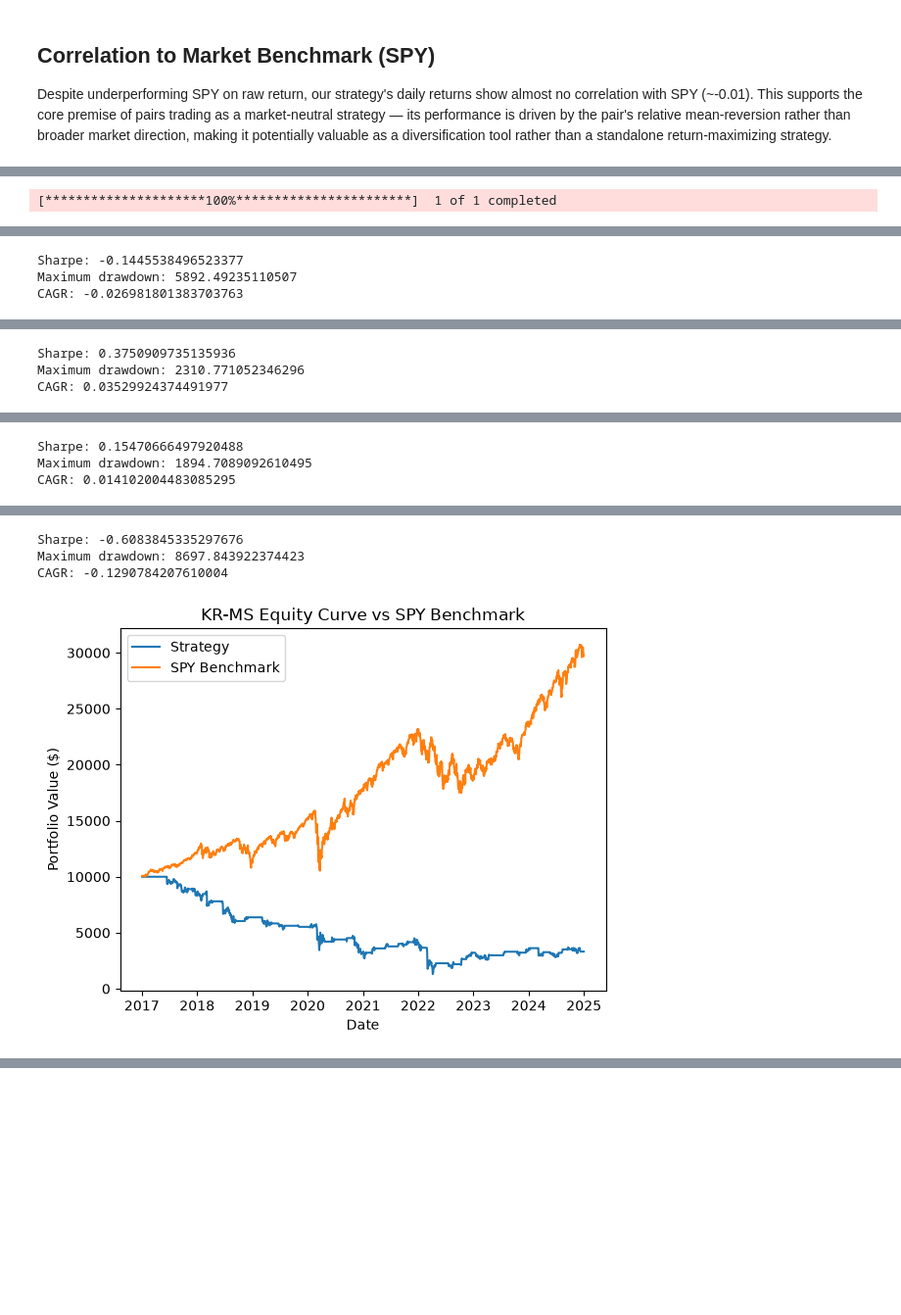
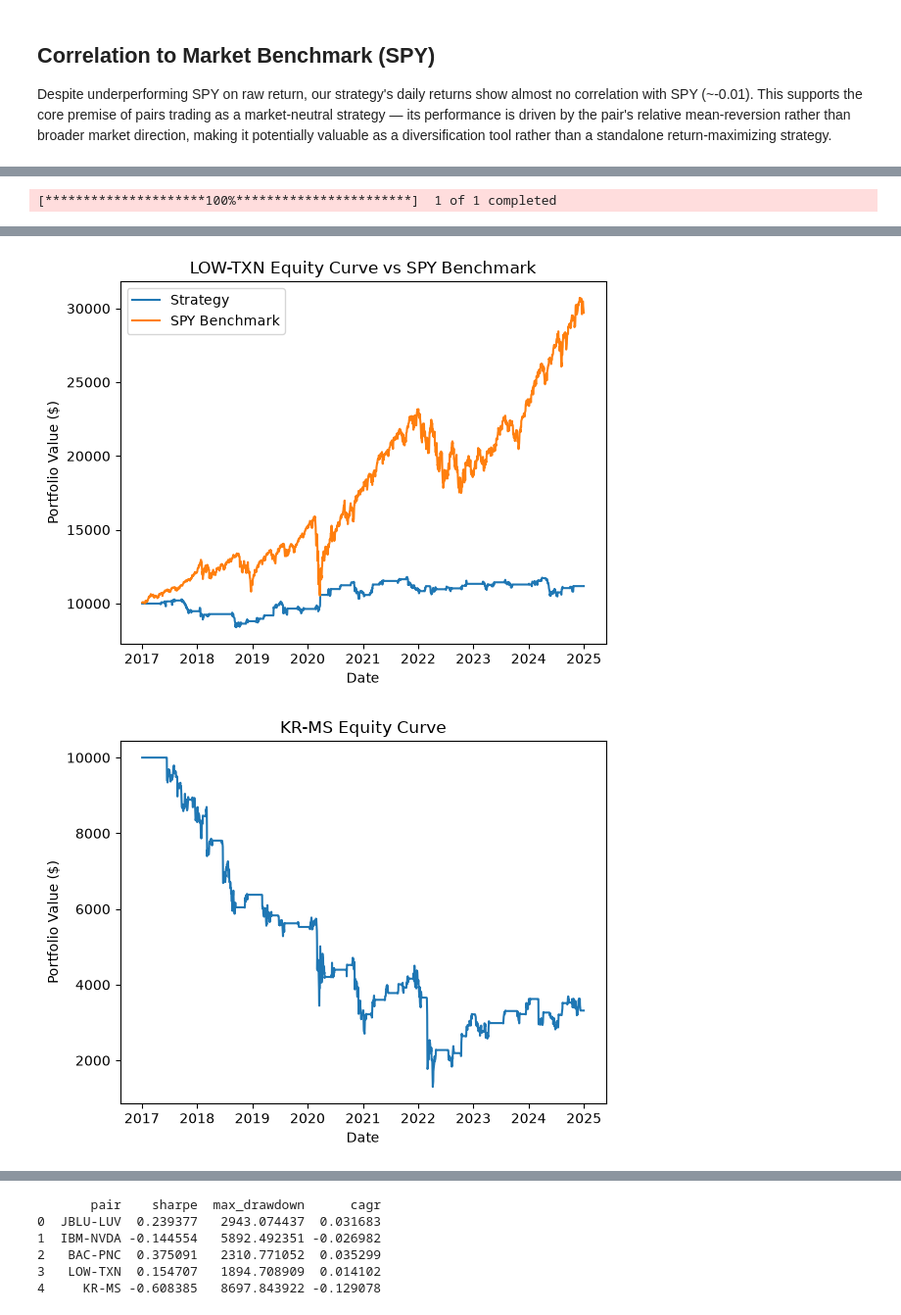
Before and after one commit to thiya-1st/stat-arb-pairs-trading, a Jupyter notebook: notebooks/04_backtesting.ipynb, the cells around one changed output, grey strips where cells are left out. Shown at 98% size. Saved outputs shown, nothing was run; the diff lists cells and outputs as text; code cells hidden in the pictures; blank space fills up the shorter version.

Commit message:
create metrics table

```diff
--- a/notebooks/04_backtesting.ipynb
+++ b/notebooks/04_backtesting.ipynb
@@ -147,15 +147,17 @@ start_date = "2017-01-01"
 end_date = "2025-01-01"
 benchmark_ticker = "SPY"
 
-bt.run_backtest(
+metrics = bt.run_backtest(
         adj_close_df,
         capital,
         trade_cost_rate,
-        cointegrated_pairs[1:5],
+        cointegrated_pairs[0:5],
         start_date,
         end_date,
         benchmark_ticker,
         save_plots = False
     )
+
+print(metrics)
 # %% [output]
 [*********************100%***********************]  1 of 1 completed
@@ -163,3 +164,0 @@ bt.run_backtest(
-Sharpe: -0.1445538496523377
-Maximum drawdown: 5892.49235110507
-CAGR: -0.026981801383703763
@@ -168,3 +166,0 @@ CAGR: -0.026981801383703763
-Sharpe: 0.3750909735135936
-Maximum drawdown: 2310.771052346296
-CAGR: 0.03529924374491977
@@ -173,3 +168,0 @@ CAGR: 0.03529924374491977
-Sharpe: 0.15470666497920488
-Maximum drawdown: 1894.7089092610495
-CAGR: 0.014102004483085295
@@ -178,4 +171,2 @@ CAGR: 0.014102004483085295
-Sharpe: -0.6083845335297676
-Maximum drawdown: 8697.843922374423
-CAGR: -0.1290784207610004
-[figure, old version]
+[figure, new version]
+[figure, added]
@@ -181,0 +174,6 @@ CAGR: -0.1290784207610004
+       pair    sharpe  max_drawdown      cagr
+0  JBLU-LUV  0.239377   2943.074437  0.031683
+1  IBM-NVDA -0.144554   5892.492351 -0.026982
+2   BAC-PNC  0.375091   2310.771052  0.035299
+3   LOW-TXN  0.154707   1894.708909  0.014102
+4     KR-MS -0.608385   8697.843922 -0.129078
```
Also changed, not shown: parts of 4 cells of this notebook, 1 other file.
